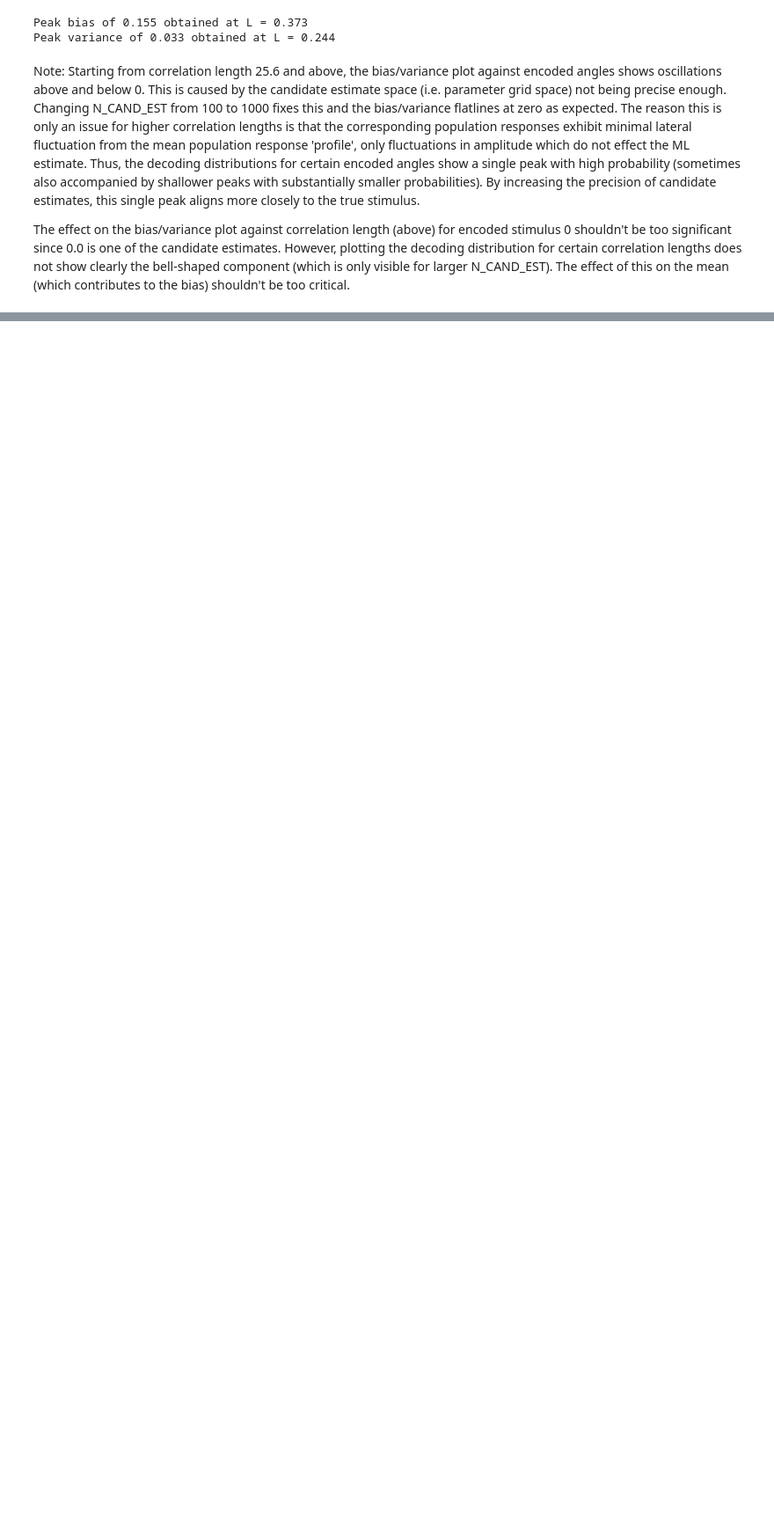
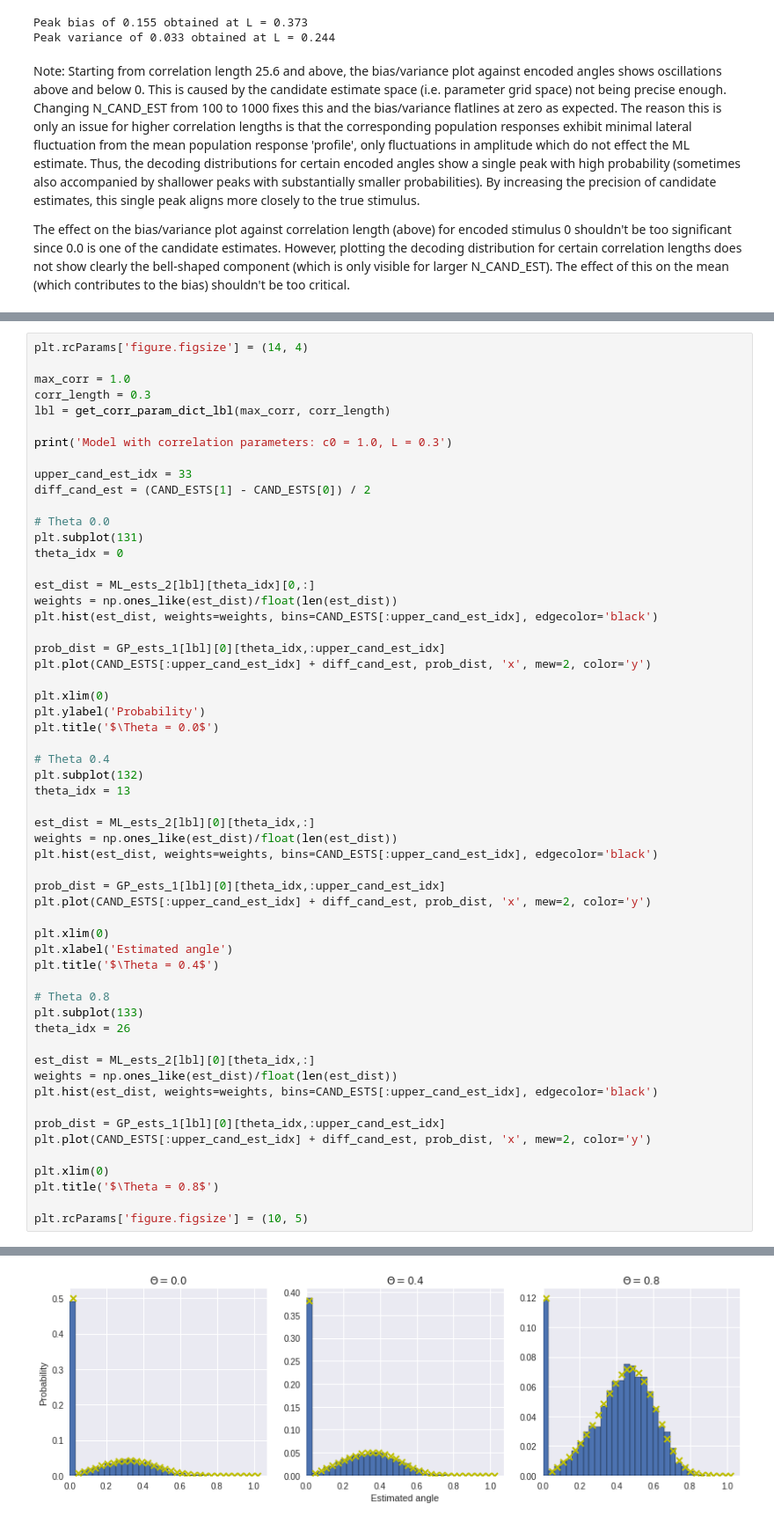
Before and after one commit to dtailor17/neural-population-codes, a Jupyter notebook: noise_correlations.ipynb, the cells around one changed output, grey strips where cells are left out. Shown at 88% size. Saved outputs shown, nothing was run; the diff lists cells and outputs as text; blank space fills up the shorter version.

```diff
--- a/noise_correlations.ipynb
+++ b/noise_correlations.ipynb
@@ -843,0 +987,58 @@ Inspired by figure 2 of (Sompolinsky et al., 2001)
+# %%
+plt.rcParams['figure.figsize'] = (14, 4)
+
+max_corr = 1.0
+corr_length = 0.3
+lbl = get_corr_param_dict_lbl(max_corr, corr_length)
+
+print('Model with correlation parameters: c0 = 1.0, L = 0.3')
+
+upper_cand_est_idx = 33
+diff_cand_est = (CAND_ESTS[1] - CAND_ESTS[0]) / 2
+
+# Theta 0.0
+plt.subplot(131)
+theta_idx = 0
+
+est_dist = ML_ests_2[lbl][theta_idx][0,:]
+weights = np.ones_like(est_dist)/float(len(est_dist))
+plt.hist(est_dist, weights=weights, bins=CAND_ESTS[:upper_cand_est_idx], edgecolor='black')
+
+prob_dist = GP_ests_1[lbl][0][theta_idx,:upper_cand_est_idx]
+plt.plot(CAND_ESTS[:upper_cand_est_idx] + diff_cand_est, prob_dist, 'x', mew=2, color='y')
+
+plt.xlim(0)
+plt.ylabel('Probability')
+plt.title('$\Theta = 0.0$')
+
+# Theta 0.4
+plt.subplot(132)
+theta_idx = 13
+
+est_dist = ML_ests_2[lbl][0][theta_idx,:]
+weights = np.ones_like(est_dist)/float(len(est_dist))
+plt.hist(est_dist, weights=weights, bins=CAND_ESTS[:upper_cand_est_idx], edgecolor='black')
+
+prob_dist = GP_ests_1[lbl][0][theta_idx,:upper_cand_est_idx]
+plt.plot(CAND_ESTS[:upper_cand_est_idx] + diff_cand_est, prob_dist, 'x', mew=2, color='y')
+
+plt.xlim(0)
+plt.xlabel('Estimated angle')
+plt.title('$\Theta = 0.4$')
+
+# Theta 0.8
+plt.subplot(133)
+theta_idx = 26
+
+est_dist = ML_ests_2[lbl][0][theta_idx,:]
+weights = np.ones_like(est_dist)/float(len(est_dist))
+plt.hist(est_dist, weights=weights, bins=CAND_ESTS[:upper_cand_est_idx], edgecolor='black')
+
+prob_dist = GP_ests_1[lbl][0][theta_idx,:upper_cand_est_idx]
+plt.plot(CAND_ESTS[:upper_cand_est_idx] + diff_cand_est, prob_dist, 'x', mew=2, color='y')
+
+plt.xlim(0)
+plt.title('$\Theta = 0.8$')
+
+plt.rcParams['figure.figsize'] = (10, 5)
+# %% [output]
@@ -843,0 +1046 @@ Inspired by figure 2 of (Sompolinsky et al., 2001)
+[figure, added]
```
Also changed, not shown: parts of 25 cells of this notebook, 1 other file.
